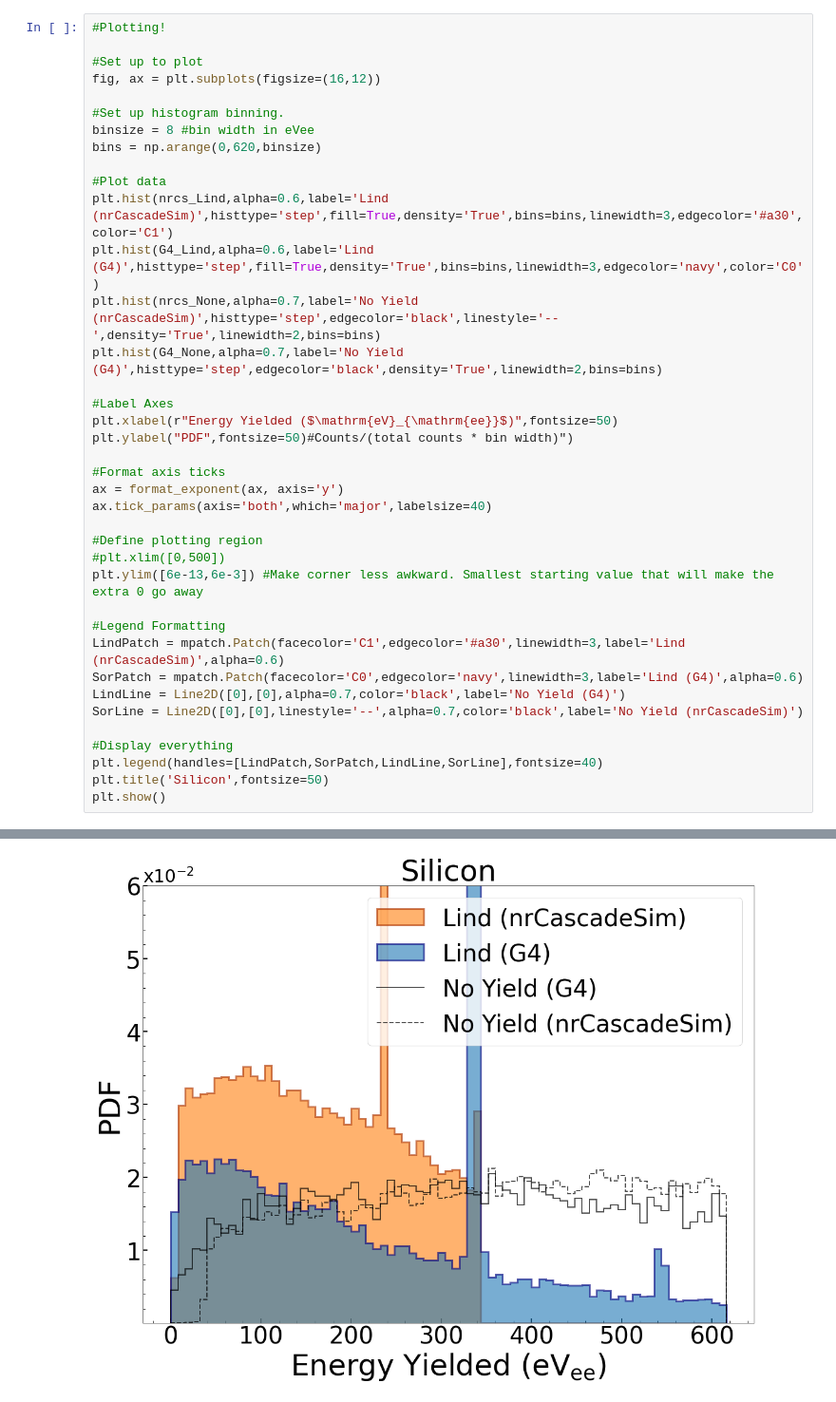
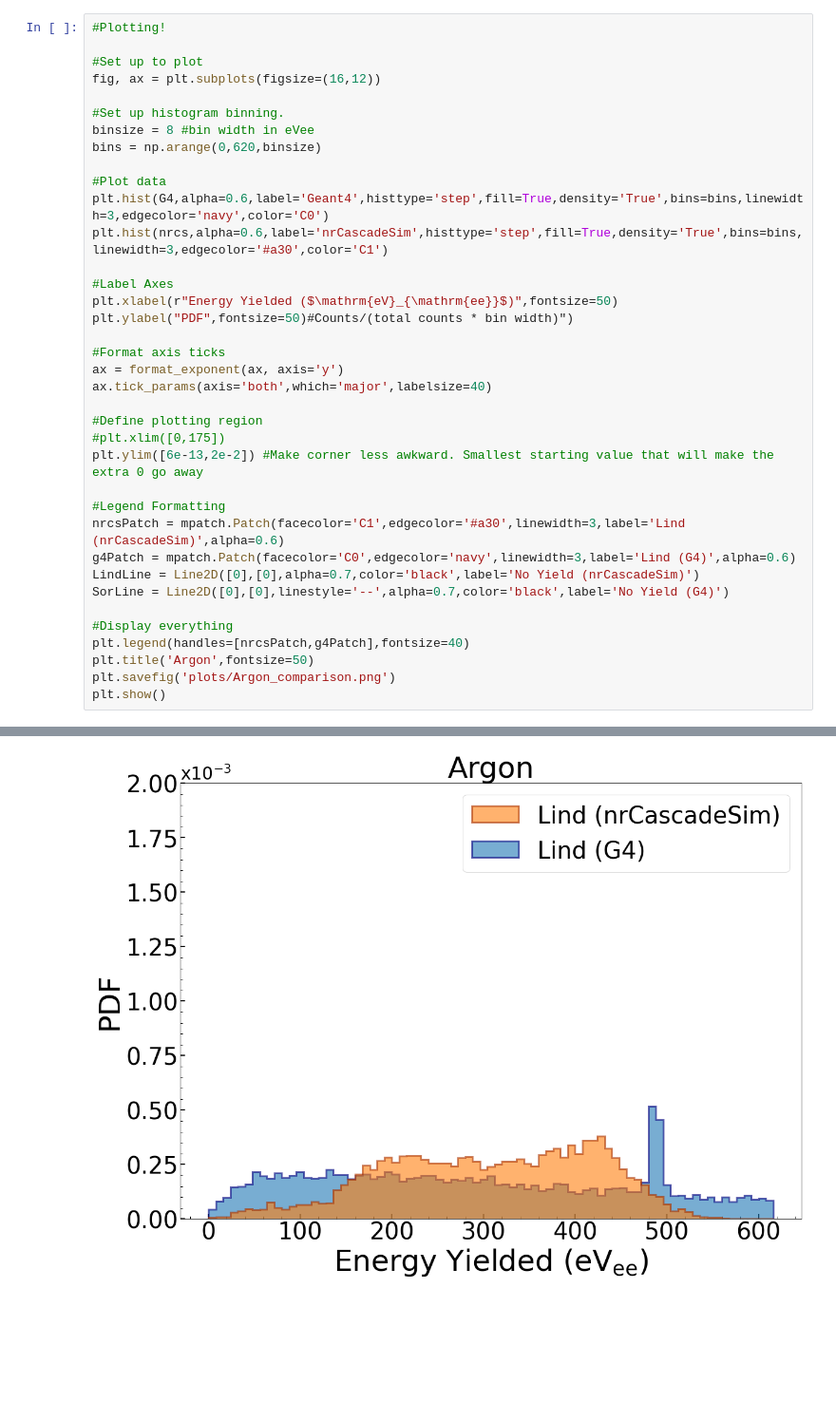
Before and after one commit to villano-lab/nrCascadeSim, a Jupyter notebook: example-usecase/Z_G4Comparison.ipynb, the cells around one changed output, grey strips where cells are left out. Shown at 95% size. Saved outputs shown, nothing was run; the diff lists cells and outputs as text; blank space fills up the shorter version.

Commit message:
Remove yields, save plots, and add plots to directory's README.

```diff
--- a/example-usecase/Z_G4Comparison.ipynb
+++ b/example-usecase/Z_G4Comparison.ipynb
@@ -119,10 +389,8 @@ binsize = 8 #bin width in eVee
 bins = np.arange(0,620,binsize)
 
 #Plot data
-plt.hist(nrcs_Lind,alpha=0.6,label='Lind (nrCascadeSim)',histtype='step',fill=True,density='True',bins=bins,linewidth=3,edgecolor='#a30',color='C1')
-plt.hist(G4_Lind,alpha=0.6,label='Lind (G4)',histtype='step',fill=True,density='True',bins=bins,linewidth=3,edgecolor='navy',color='C0')
-plt.hist(nrcs_None,alpha=0.7,label='No Yield (nrCascadeSim)',histtype='step',edgecolor='black',linestyle='--',density='True',linewidth=2,bins=bins)
-plt.hist(G4_None,alpha=0.7,label='No Yield (G4)',histtype='step',edgecolor='black',density='True',linewidth=2,bins=bins)
+plt.hist(G4,alpha=0.6,label='Geant4',histtype='step',fill=True,density='True',bins=bins,linewidth=3,edgecolor='navy',color='C0')
+plt.hist(nrcs,alpha=0.6,label='nrCascadeSim',histtype='step',fill=True,density='True',bins=bins,linewidth=3,edgecolor='#a30',color='C1')
 
 #Label Axes
 plt.xlabel(r"Energy Yielded ($\mathrm{eV}_{\mathrm{ee}}$)",fontsize=50)
@@ -133,17 +401,18 @@ ax = format_exponent(ax, axis='y')
 ax.tick_params(axis='both',which='major',labelsize=40)
 
 #Define plotting region
-#plt.xlim([0,500])
-plt.ylim([6e-13,6e-3]) #Make corner less awkward. Smallest starting value that will make the extra 0 go away
+#plt.xlim([0,175])
+plt.ylim([6e-13,2e-2]) #Make corner less awkward. Smallest starting value that will make the extra 0 go away
 
 #Legend Formatting
-LindPatch = mpatch.Patch(facecolor='C1',edgecolor='#a30',linewidth=3,label='Lind (nrCascadeSim)',alpha=0.6)
-SorPatch = mpatch.Patch(facecolor='C0',edgecolor='navy',linewidth=3,label='Lind (G4)',alpha=0.6)
-LindLine = Line2D([0],[0],alpha=0.7,color='black',label='No Yield (G4)')
-SorLine = Line2D([0],[0],linestyle='--',alpha=0.7,color='black',label='No Yield (nrCascadeSim)')
+nrcsPatch = mpatch.Patch(facecolor='C1',edgecolor='#a30',linewidth=3,label='Lind (nrCascadeSim)',alpha=0.6)
+g4Patch = mpatch.Patch(facecolor='C0',edgecolor='navy',linewidth=3,label='Lind (G4)',alpha=0.6)
+LindLine = Line2D([0],[0],alpha=0.7,color='black',label='No Yield (nrCascadeSim)')
+SorLine = Line2D([0],[0],linestyle='--',alpha=0.7,color='black',label='No Yield (G4)')
 
 #Display everything
-plt.legend(handles=[LindPatch,SorPatch,LindLine,SorLine],fontsize=40)
-plt.title('Silicon',fontsize=50)
+plt.legend(handles=[nrcsPatch,g4Patch],fontsize=40)
+plt.title('Argon',fontsize=50)
+plt.savefig('plots/Argon_comparison.png')
 plt.show()
 # %% [output]
@@ -155 +421 @@ findfont: Font family ['Arial'] not found. Falling back to DejaVu Sans.
-[figure, old version]
+[figure, new version]
```
Also changed, not shown: parts of 18 cells of this notebook, 2 other files.
